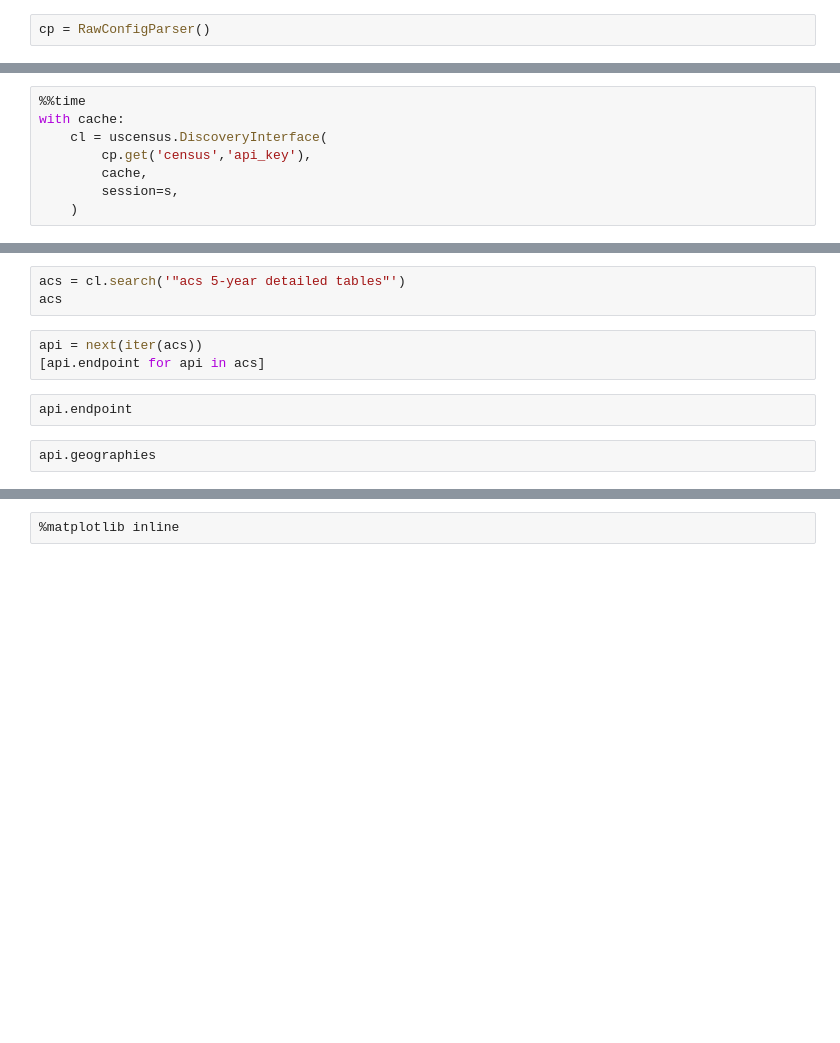
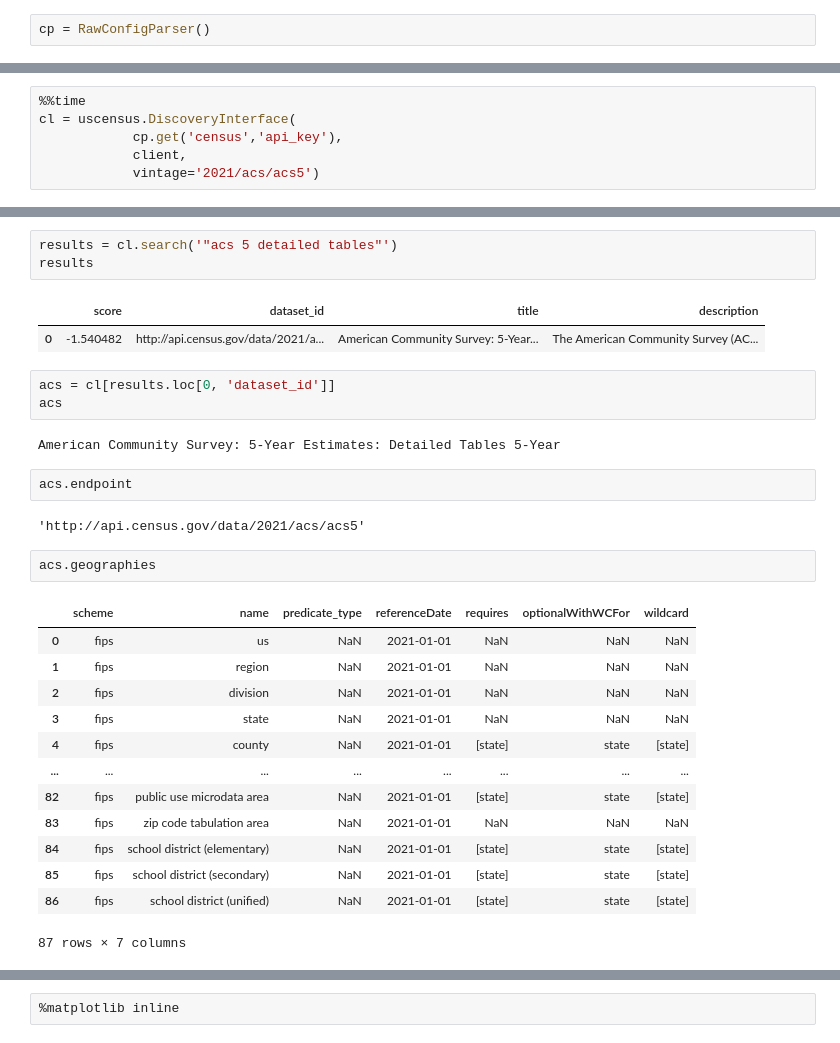
Before and after one commit to nkrishnaswami/uscensus, a Jupyter notebook: Census-example.ipynb, the cells around one changed output, grey strips where cells are left out. Saved outputs shown, nothing was run; the diff lists cells and outputs as text; blank space fills up the shorter version.

```diff
--- a/Census-example.ipynb
+++ b/Census-example.ipynb
@@ -35,8 +28,6 @@ cache = SqlAlchemyCache('sqlite://')
 # %%
 %%time
-with cache:
-    cl = uscensus.DiscoveryInterface(
-        cp.get('census','api_key'),
-        cache,
-        session=s,
-    )
+cl = uscensus.DiscoveryInterface(
+            cp.get('census','api_key'),
+            client,
+            vintage='2021/acs/acs5')
@@ -43,11 +54,32 @@ with cache:
 # %%
-acs = cl.search('"acs 5-year detailed tables"')
-acs
+results = cl.search('"acs 5 detailed tables"')
+results
+# %% [output]
+|  | score | dataset_id | title | description |
+| 0 | -1.540482 | http://api.census.gov/data/2021/a... | American Community Survey: 5-Year... | The American Community Survey (AC... |
-# %%
-api = next(iter(acs))
-[api.endpoint for api in acs]
+# %%
+acs = cl[results.loc[0, 'dataset_id']]
+acs
+# %% [output]
+American Community Survey: 5-Year Estimates: Detailed Tables 5-Year
 # %%
-api.endpoint
+acs.endpoint
+# %% [output]
+'http://api.census.gov/data/2021/acs/acs5'
 # %%
-api.geographies
+acs.geographies
+# %% [output]
+|  | scheme | name | predicate_type | referenceDate | requires | optionalWithWCFor | wildcard |
+| 0 | fips | us | NaN | 2021-01-01 | NaN | NaN | NaN |
+| 1 | fips | region | NaN | 2021-01-01 | NaN | NaN | NaN |
+| 2 | fips | division | NaN | 2021-01-01 | NaN | NaN | NaN |
+| 3 | fips | state | NaN | 2021-01-01 | NaN | NaN | NaN |
+| 4 | fips | county | NaN | 2021-01-01 | [state] | state | [state] |
+| ... | ... | ... | ... | ... | ... | ... | ... |
+| 82 | fips | public use microdata area | NaN | 2021-01-01 | [state] | state | [state] |
+| 83 | fips | zip code tabulation area | NaN | 2021-01-01 | NaN | NaN | NaN |
+| 84 | fips | school district (elementary) | NaN | 2021-01-01 | [state] | state | [state] |
+| 85 | fips | school district (secondary) | NaN | 2021-01-01 | [state] | state | [state] |
+| 86 | fips | school district (unified) | NaN | 2021-01-01 | [state] | state | [state] |
+87 rows × 7 columns
 # %%
```
Also changed, not shown: parts of 29 cells of this notebook, 44 other files.
